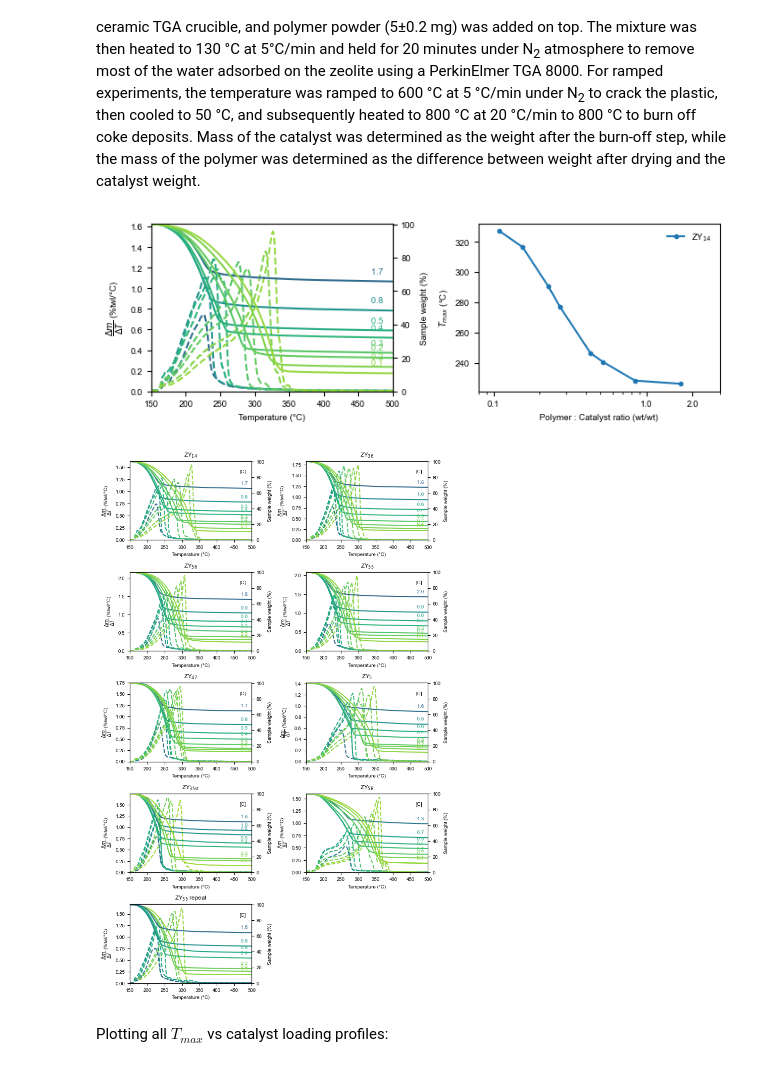
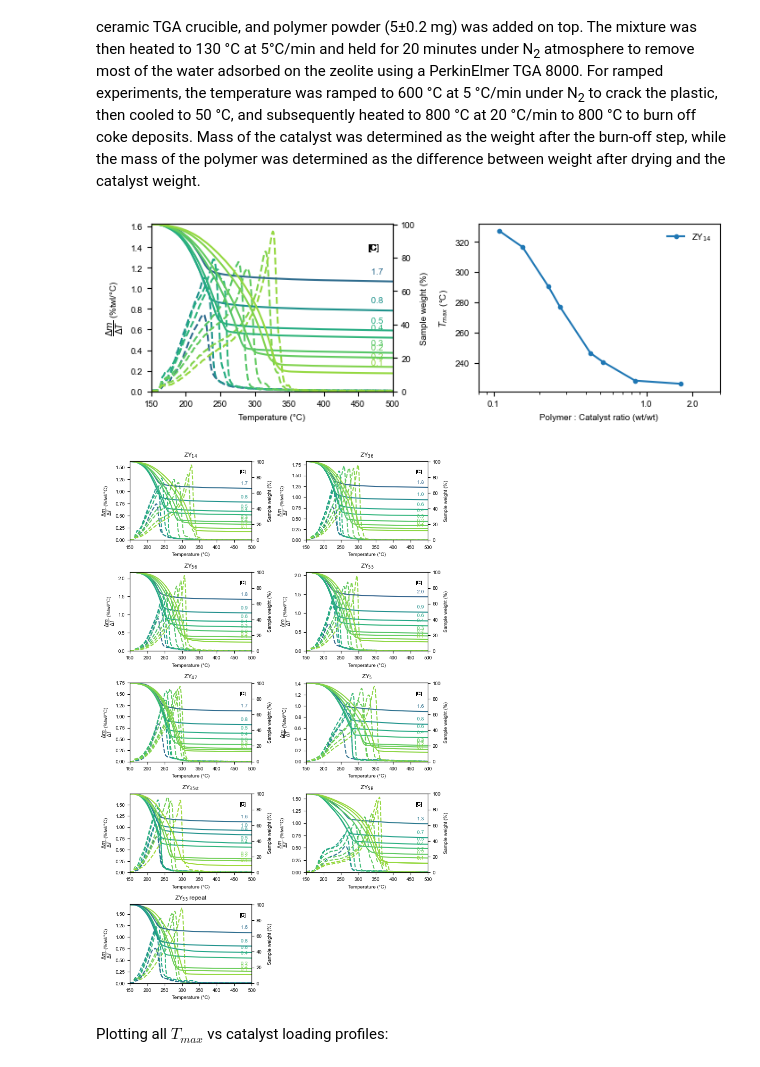
Before and after one commit to MyonicS/External_Acidity_Paper, a Jupyter notebook: Manuscript_Acidity.ipynb, the cells around one changed output. Drawn from its saved outputs; the diff is of its cells as text; code cells hidden in the pictures.

```diff
--- a/Manuscript_Acidity.ipynb
+++ b/Manuscript_Acidity.ipynb
@@ -340,6 +340,7 @@ for i in enumerate(exp_list):
             ax2.plot(tga_exp.cracking()['Sample Temp.'],tga_exp.cracking()['rel_weight_twl']*100,color=plot_cl)
             # ax.annotate('{:3.0f}'.format(tga_exp.Tmax)+ '$\, \degree $C',xy=(tga_exp.Tmax,tga_exp.cracking()['DTGA_twl'].max()*100),color=plot_cl) #uncomment to show Tmax on the plot
             ax2.annotate('{:4.1f}'.format(1/tga_exp.P_C_ratio()),xy=(465,(tga_exp.cracking()['rel_weight_twl'].min()*100+5)),color=plot_cl)
+            ax2.annotate('[C]',xy=(465,85),color='black')
 
         if i[0] ==0:
             plot_TGA_profiles(tga_exp,ax,ax2)
@@ -377,35 +378,35 @@ axSI[4,1].remove()
 ### plotting PC vs Tmax
 results_dir = result_dir + '/TGA/outputs_ramped'
 result_paths = os.listdir(results_dir)
 ax1 = axs[1]
 for i in enumerate(result_paths):
     if i[0]==0:
         result_iso_frame = pd.read_csv(os.path.join(results_dir,i[1]))
         #sort by Tmax
         result_iso_frame = result_iso_frame.sort_values(by='P/C ratio')
         catcode= i[1][-7:-4]
         catname = dbq.get_catname(catcode)
         ax1.plot(1/result_iso_frame['P/C ratio'],result_iso_frame['Tmax'],'o-',label = catname,markersize=3,color=dbq.read_db(catcode,'plotcolor'))
 
 ticks1 = [0.1, 1,2]
 ax1.set_xscale('log')
 ax1.set_xticks(ticks1)
 ax1.xaxis.set_major_formatter(mticker.ScalarFormatter())
 ax1.yaxis.set_major_formatter(mticker.ScalarFormatter())
 ax1.set_xlim(0.08,3)
 ax1.set_xlabel('Catalyst loading (wt/wt)')
 
 ax1.set_xlabel('Polymer : Catalyst ratio (wt/wt)')
 ax1.set_ylabel('$T_{max}$ (°C)')
 ax1.legend(frameon=False, loc='upper right')
 
 plt.tight_layout()
 fig.savefig(fig_dir + '/TGA_ramped.svg',transparent=True,bbox_inches='tight')
 figSI.savefig(fig_dir + '/SI/TGA_ramped_SI.svg',transparent=True,bbox_inches='tight')
 plt.show()
 # %% [output]
-[figure, old version]
+[figure, new version]
-[figure, old version]
+[figure, new version]
 # %% [markdown]
 Plotting all $T_{max}$ vs catalyst loading profiles:
 # %%
```
Also changed, not shown: parts of 9 cells of this notebook.
